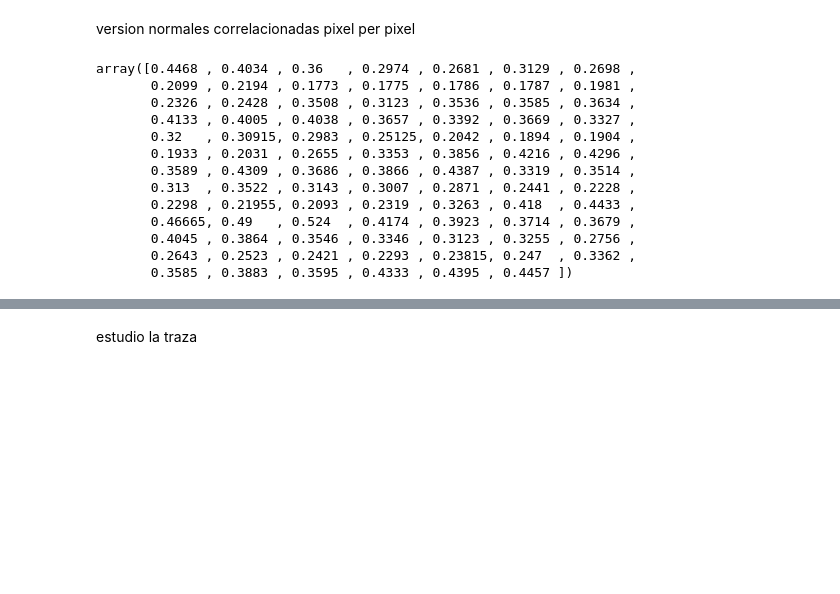
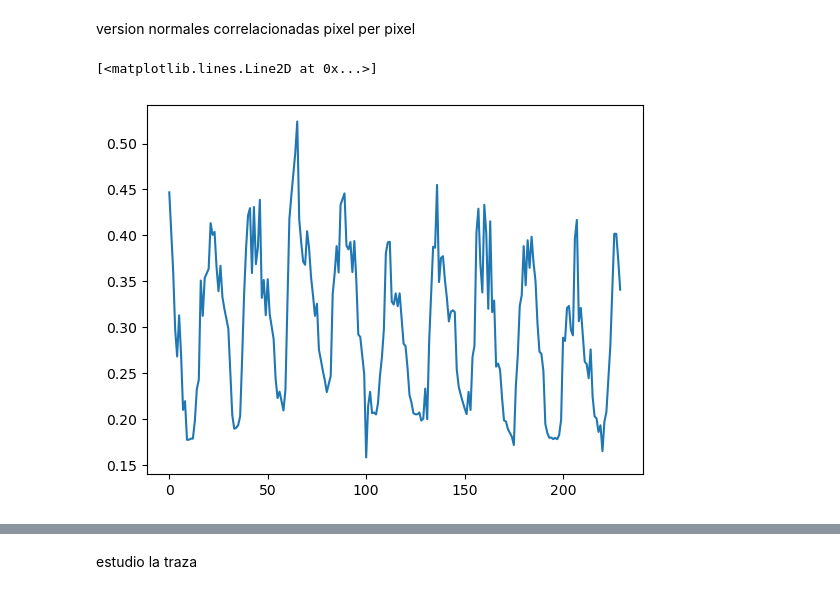
Before and after one commit to verderis/TimeSeries, a Jupyter notebook: loredo_2025 hierarchical.ipynb, the cells around one changed output, grey strips where cells are left out. Saved outputs shown, nothing was run; the diff lists cells and outputs as text; code cells hidden in the pictures; blank space fills up the shorter version.

```diff
--- a/loredo_2025 hierarchical.ipynb
+++ b/loredo_2025 hierarchical.ipynb
@@ -123,21 +131,10 @@ coords
 # %% [markdown]
 version normales correlacionadas pixel per pixel
 # %%
-dataSubset.iloc[selPixel,:].values
+plt.plot(dataSubset.iloc[selPixel,:].values)
 # %% [output]
-array([0.4468 , 0.4034 , 0.36   , 0.2974 , 0.2681 , 0.3129 , 0.2698 ,
-       0.2099 , 0.2194 , 0.1773 , 0.1775 , 0.1786 , 0.1787 , 0.1981 ,
-       0.2326 , 0.2428 , 0.3508 , 0.3123 , 0.3536 , 0.3585 , 0.3634 ,
-       0.4133 , 0.4005 , 0.4038 , 0.3657 , 0.3392 , 0.3669 , 0.3327 ,
-       0.32   , 0.30915, 0.2983 , 0.25125, 0.2042 , 0.1894 , 0.1904 ,
-       0.1933 , 0.2031 , 0.2655 , 0.3353 , 0.3856 , 0.4216 , 0.4296 ,
-       0.3589 , 0.4309 , 0.3686 , 0.3866 , 0.4387 , 0.3319 , 0.3514 ,
-       0.313  , 0.3522 , 0.3143 , 0.3007 , 0.2871 , 0.2441 , 0.2228 ,
-       0.2298 , 0.21955, 0.2093 , 0.2319 , 0.3263 , 0.418  , 0.4433 ,
-       0.46665, 0.49   , 0.524  , 0.4174 , 0.3923 , 0.3714 , 0.3679 ,
-       0.4045 , 0.3864 , 0.3546 , 0.3346 , 0.3123 , 0.3255 , 0.2756 ,
-       0.2643 , 0.2523 , 0.2421 , 0.2293 , 0.23815, 0.247  , 0.3362 ,
-       0.3585 , 0.3883 , 0.3595 , 0.4333 , 0.4395 , 0.4457 ])
+[<matplotlib.lines.Line2D at 0x...>]
+[figure, added]
 # %%
 #%% Model definition
 sigma_err = 0.05
```
Also changed, not shown: parts of 36 cells of this notebook.
